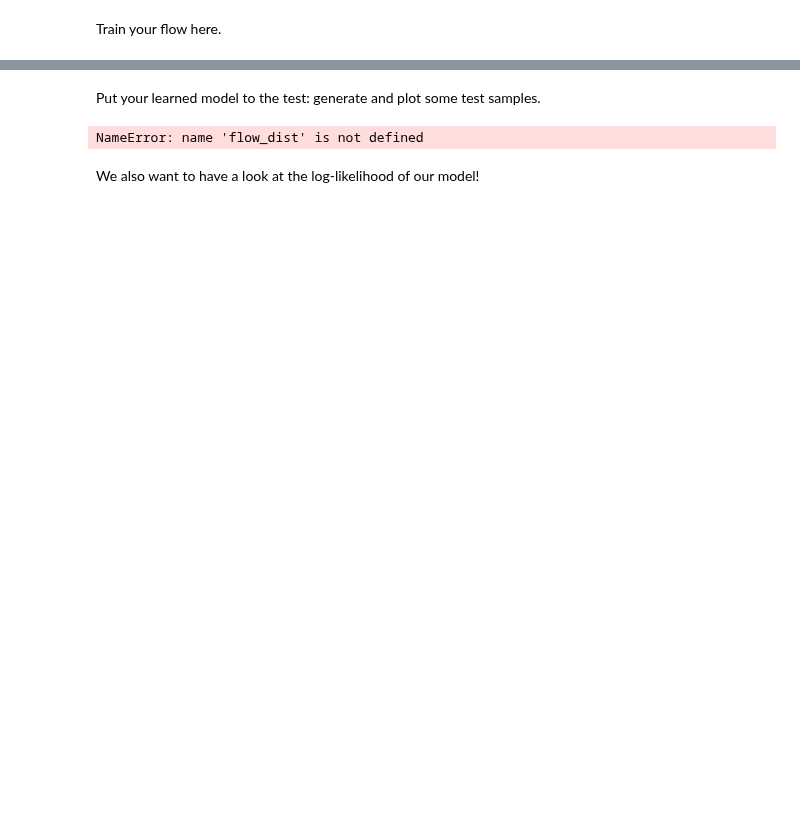
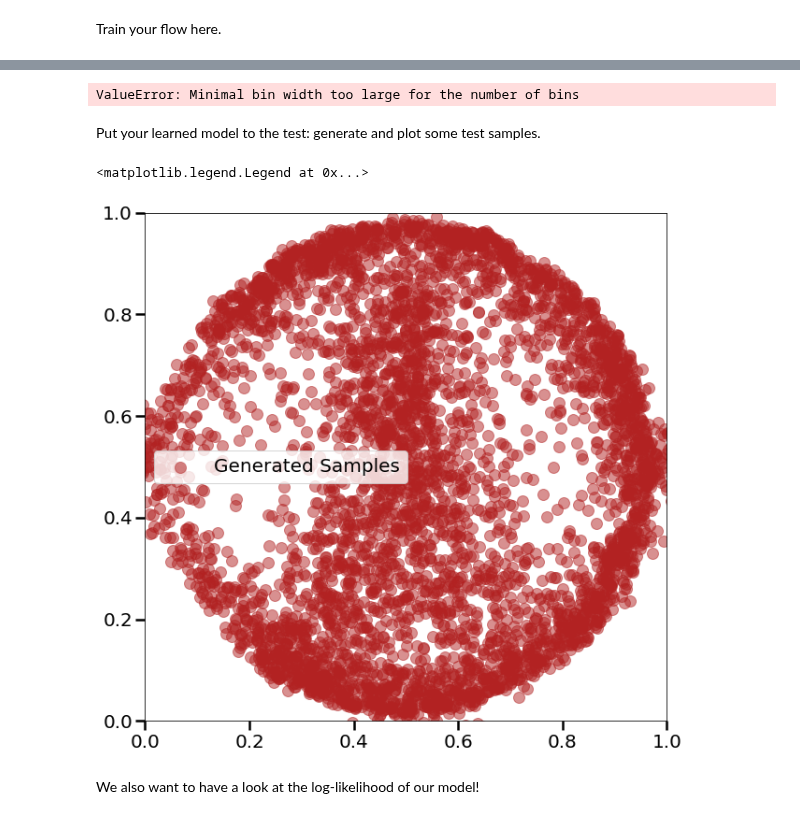
Before and after one commit to FelixSto/NSP_Assignments, a Jupyter notebook: notebooks/assignments/1-6-flows.ipynb, the cells around one changed output, grey strips where cells are left out. Drawn from its saved outputs; the diff is of its cells as text; code cells hidden in the pictures; blank space fills up the shorter version.

```diff
--- a/notebooks/assignments/1-6-flows.ipynb
+++ b/notebooks/assignments/1-6-flows.ipynb
@@ -58,17 +104,37 @@ Train your flow here.
+# %%
+steps = 2000
+
+dataset = torch.tensor(data/512, dtype=torch.float)
+#modules = torch.nn.ModuleList(transform)
+#optimizer = torch.optim.Adam(modules.parameters(), lr=5e-3)
+optimizer = torch.optim.Adam(transform.parameters(), lr=2e-3)
+
+for step in range(steps+1):
+    optimizer.zero_grad()
+    loss = -flow_dist.log_prob(dataset).mean()
+    loss.backward()
+    optimizer.step()
+    flow_dist.clear_cache()
+
+    if step % 500 == 0:
+        print('step: {}, loss: {}'.format(step, loss.item()))
+# %% [output]
+ValueError: Minimal bin width too large for the number of bins
 # %% [markdown]
 Put your learned model to the test: generate and plot some test samples.
 # %%
 # generate samples from the learned distribution
 samples = flow_dist.sample(torch.Size([5000,])).detach().numpy()
 
 plt.close('all')
 plt.figure(figsize=(10,10))
 # show_grayscale_img(img)
 plt.scatter(samples[:,0], samples[:,1], color='firebrick', label='Generated Samples', alpha=0.5)
-plt.xlim([0, width])
-plt.ylim([0, height])
+plt.xlim([0, 1])
+plt.ylim([0, 1])
 plt.legend()
 # %% [output]
-NameError: name 'flow_dist' is not defined
+<matplotlib.legend.Legend at 0x...>
+[figure, added]
 # %% [markdown]
 We also want to have a look at the log-likelihood of our model!
```
Also changed, not shown: parts of 10 cells of this notebook, 4 other files.
